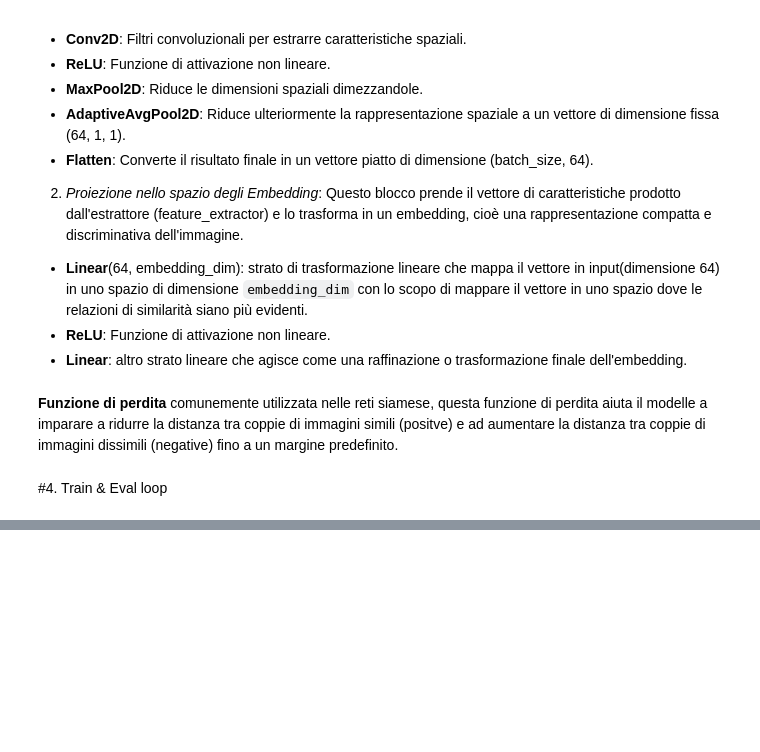
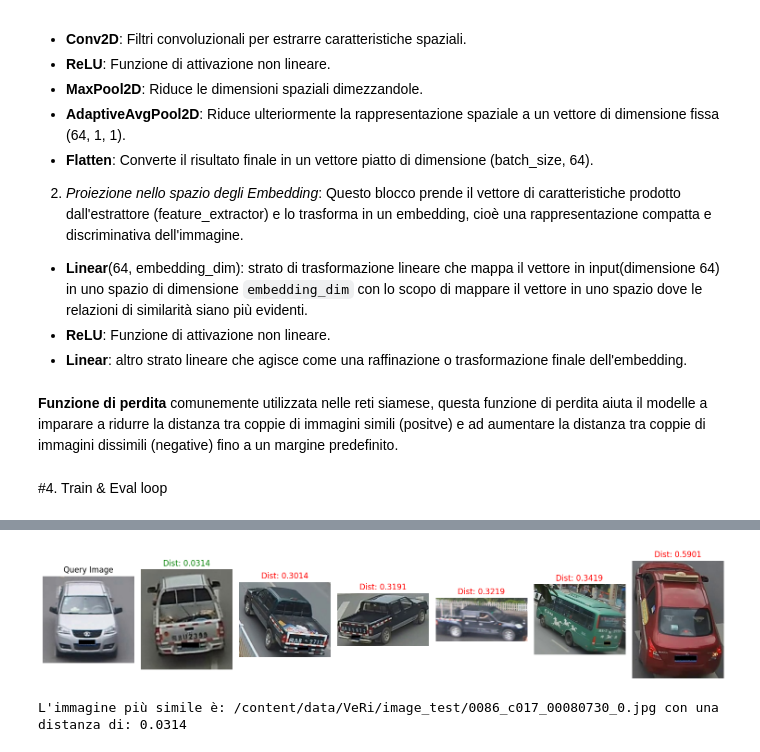
Before and after one commit to lele25811/Vehicle-ReId, a Jupyter notebook: Vehicle_ReId_Rete_Siamese.ipynb, the cells around one changed output, grey strips where cells are left out. Drawn from its saved outputs; the diff is of its cells as text; code cells hidden in the pictures; blank space fills up the shorter version.

```diff
--- a/Vehicle_ReId_Rete_Siamese.ipynb
+++ b/Vehicle_ReId_Rete_Siamese.ipynb
@@ -625,0 +638,6 @@ L'immagine più simile è: /content/data/VeRi/image_test/0035_c006_00001085_1.jp
+# %%
+# Carica i pesi del modello
+model_loaded = LightSiameseNetwork(embedding_dim=64)
+model_loaded.load_state_dict(torch.load("light_siamese_model.pth"))
+model_loaded.to(device)
+model_loaded.eval()
@@ -625,0 +664,21 @@ L'immagine più simile è: /content/data/VeRi/image_test/0035_c006_00001085_1.jp
+# %%
+# Percorsi
+query_image = "/content/data/VeRi/image_query/0086_c013_00079895_0.jpg"
+reference_images = ["/content/data/VeRi/image_test/0102_c015_00005545_0.jpg",
+                    "/content/data/VeRi/image_test/0066_c016_00055465_0.jpg",
+                    "/content/data/VeRi/image_test/0035_c003_00001855_0.jpg",
+                    "/content/data/VeRi/image_test/0086_c017_00080730_0.jpg",
+                    "/content/data/VeRi/image_test/0096_c007_00030635_0.jpg",
+                    "/content/data/VeRi/image_test/0101_c001_00043710_0.jpg"]
+
+# Dispositivo
+device = "cuda" if torch.cuda.is_available() else "cpu"
+
+# Esegui la ricerca
+most_similar_image, distance = find_and_visualize_best_match(query_image, reference_images, model_loaded, transform, device)
+
+# Risultato
+print(f"L'immagine più simile è: {most_similar_image} con una distanza di: {distance:.4f}")
+# %% [output]
+[figure, added]
+L'immagine più simile è: /content/data/VeRi/image_test/0086_c017_00080730_0.jpg con una distanza di: 0.0314
```
Also changed, not shown: parts of 9 cells of this notebook.
